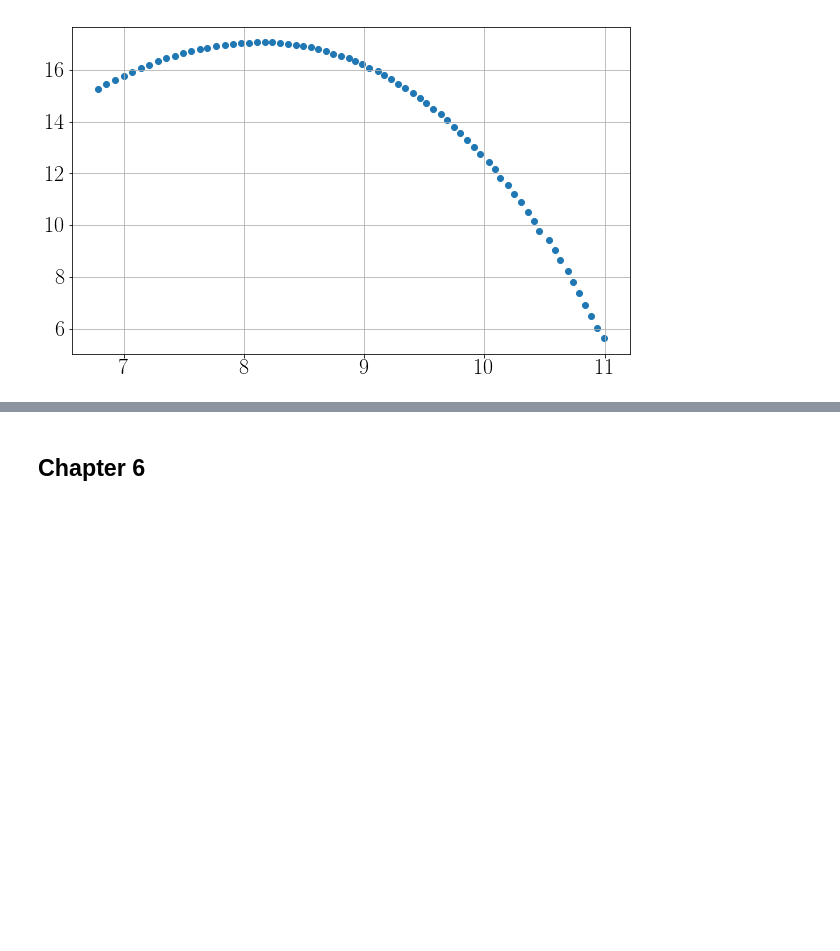
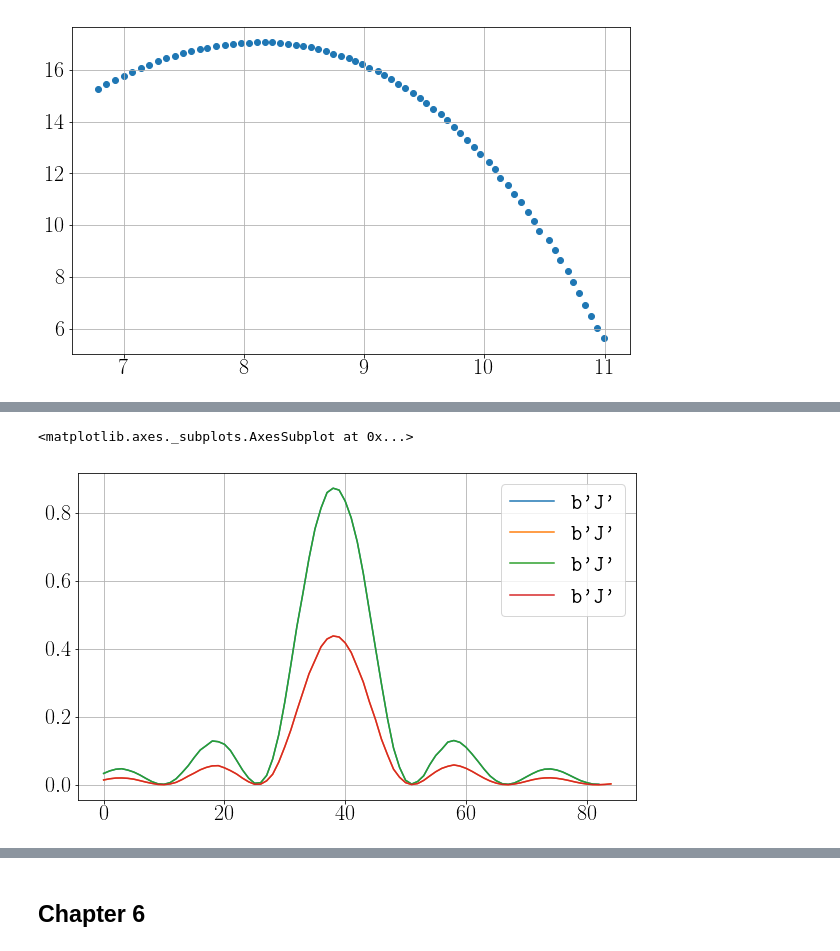
Before and after one commit to jstammers/thesis, a Jupyter notebook: Thesis Plots.ipynb, the cells around one changed output, grey strips where cells are left out. Drawn from its saved outputs; the diff is of its cells as text; code cells hidden in the pictures; blank space fills up the shorter version.

```diff
--- a/Thesis Plots.ipynb
+++ b/Thesis Plots.ipynb
@@ -498,0 +568,2 @@ plt.scatter(launchData["x"],launchData["y"])
+# %%
+step2_new = liborigin.parseOriginFile("20170717/20170717.opj")
@@ -498,0 +588,3 @@ plt.scatter(launchData["x"],launchData["y"])
+# %%
+mf0df =pd.concat([spread_to_df(step2_new["spreads"][0])[[b"A",b"J"]],spread_to_df(step2_new["spreads"][1])[[b"J"]]],axis=1)
+mf1df =pd.concat([spread_to_df(step2_new["spreads"][3])[[b"A",b"J"]],spread_to_df(step2_new["spreads"][2])[[b"J"]]],axis=1)
@@ -498,0 +594,5 @@ plt.scatter(launchData["x"],launchData["y"])
+# %%
+mf0df[mf0df.columns[1:]].plot()
+# %% [output]
+<matplotlib.axes._subplots.AxesSubplot at 0x...>
+[figure, added]
```
Also changed, not shown: parts of 57 cells of this notebook, 12 other files.
